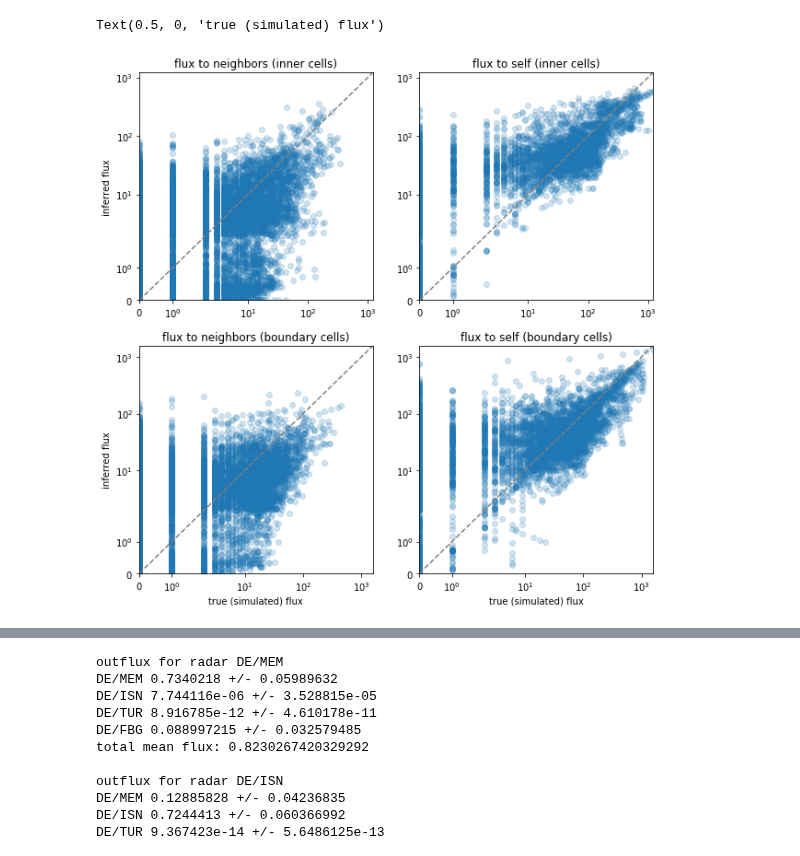
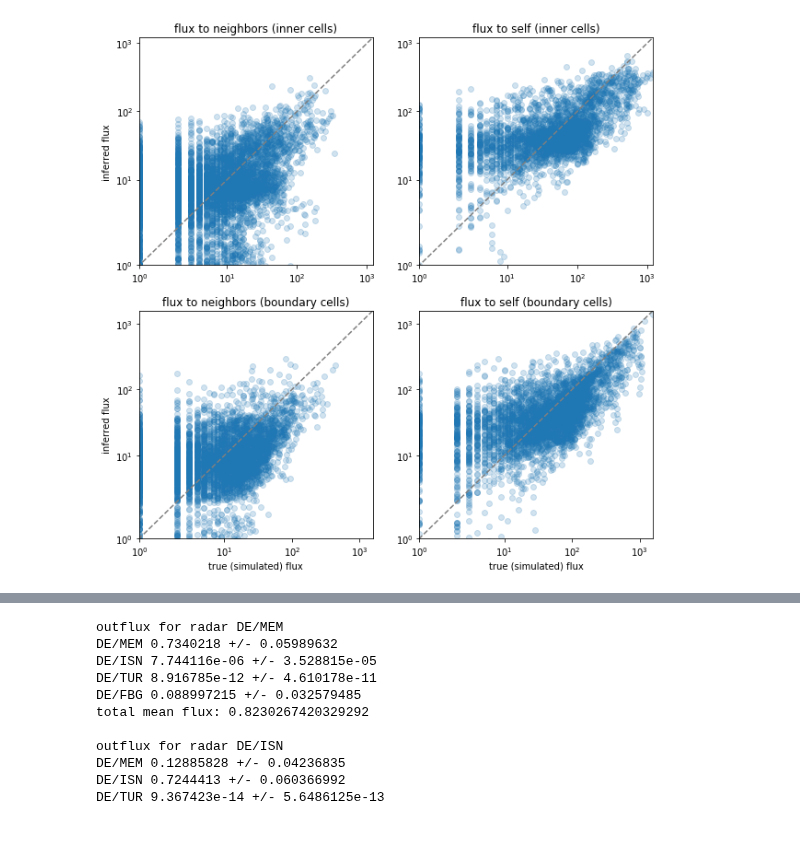
Before and after one commit to FionaLippert/birdMigration, a Jupyter notebook: notebooks/ML_models.ipynb, the cells around one changed output, grey strips where cells are left out. Saved outputs shown, nothing was run; the diff lists cells and outputs as text; code cells hidden in the pictures.

```diff
--- a/notebooks/ML_models.ipynb
+++ b/notebooks/ML_models.ipynb
@@ -18,7 +22,7 @@ result_path = '/home/fiona/birdMigration/data/model_performance/abm_tf=90_lr=001
 #result_path = '/home/fiona/birdMigration/data/model_performance/abm_tf=90_lr=001_hdim=16/conservation=False_recurrent=True_embedding=0_timesteps=15'
 #result_path = '/home/fiona/birdMigration/data/model_performance/abm_tf=90_lr=001_hdim=16_tstrain=15/conservation=True_recurrent=True_embedding=0_timesteps=15'
 result_path = '/home/fiona/birdMigration/data/model_performance/abm_tf=90_lr=001_hdim=16_tstrain=7_env_cells_fixed_boundaries/conservation=True_recurrent=True_embedding=0_timesteps=15'
-result_path = '/home/fiona/birdMigration/data/model_performance/abm_tf=90_lr=001_hdim=16_tstrain=7_env_cells/conservation=True_recurrent=True_embedding=0_timesteps=15'
+result_path = '/home/fiona/birdMigration/data/model_performance/abm_tf=90_lr=001_hdim=16_tstrain=7_env_cells/conservation=False_recurrent=True_embedding=0_timesteps=15'
 
 abm_path = '/home/fiona/birdMigration/data/raw/abm/fall/2015'
 
@@ -47,7 +51,6 @@ ml_fluxes = np.concatenate(ml_fluxes, axis=-1) * bird_scale
 # reindex flux matrix to match radar order of abm data
 radar_index = {r: idx for idx, r in radar_index.items()}
 ridx = np.array([radar_index[r] for r in voronoi.radar])
-print(ridx)
 ml_fluxes = ml_fluxes[ridx, :, :]
 ml_fluxes = ml_fluxes[:, ridx, :]
 
@@ -59,12 +57,0 @@ df = pd.read_csv(osp.join(result_path, 'model_predictions.csv'))
-# %%
-T = 7
-
-losses = []
-for r in voronoi.radar:
-    gt = df[df.radar==r].vid.to_numpy()
-    mlp = df[df.radar==r].mlp.to_numpy()
-    gt = np.stack([gt[night[:T]] for night in nights])
-    mlp = np.stack([mlp[night[:T]] for night in nights])
-    losses.append(np.square(gt - mlp))
-rmse = np.sqrt(np.concatenate(losses, axis=0).mean(0))
-plt.plot(rmse)
@@ -88,37 +87,36 @@ ValueError: x and y must be the same size
 # %%
 boundary_idx = voronoi.index[voronoi['boundary'] == 1]
 inner_idx = voronoi.index[voronoi['boundary'] == 0]
 
 fig, ax = plt.subplots(2, 2, figsize=(10, 10))
 for idx, cell_type in enumerate(['inner cells', 'boundary cells']):
     cell_idx = voronoi.index[voronoi['boundary'] == idx]
     self_flows_abm = []
     self_flows_ml = []
     other_flows_abm = abm_fluxes.copy()
     other_flows_ml = ml_fluxes.copy()
     for r, name in enumerate(voronoi.radar.to_numpy()):
         if r in cell_idx:
             self_flows_abm.extend(abm_fluxes[r,r])
             self_flows_ml.extend(ml_fluxes[r,r])
         other_flows_abm[r,r] = np.nan
         other_flows_ml[r, r] = np.nan
     other_flows_abm = other_flows_abm[cell_idx]
     other_flows_ml = other_flows_ml[cell_idx]
 
     ax[idx, 0].scatter(other_flows_abm.flatten(), other_flows_ml.flatten(), alpha=0.2)
     ax[idx, 0].plot(range(int(max_flux)), range(int(max_flux)), ls='--', c='gray')
     ax[idx, 1].scatter(self_flows_abm, self_flows_ml, alpha=0.2)
     ax[idx, 1].plot(range(int(max_flux)), range(int(max_flux)), ls='--', c='gray')
     max_flux_cells = max(ml_fluxes[cell_idx].max(), abm_fluxes[cell_idx].max())
-    ax[idx, 0].set(title=f'flux to neighbors ({cell_type})', ylabel='inferred flux', xlim=(0,max_flux_cells), ylim=(0,max_flux_cells))
-    ax[idx, 1].set(title=f'flux to self ({cell_type})', xlim=(0,max_flux_cells), ylim=(0,max_flux_cells))
+    ax[idx, 0].set(title=f'flux to neighbors ({cell_type})', ylabel='inferred flux', xlim=(1,max_flux_cells), ylim=(1,max_flux_cells))
+    ax[idx, 1].set(title=f'flux to self ({cell_type})', xlim=(1,max_flux_cells), ylim=(1,max_flux_cells))
     ax[idx, 0].set(yscale='symlog', xscale='symlog')
     ax[idx, 1].set(yscale='symlog', xscale='symlog')
 ax[1,0].set_xlabel('true (simulated) flux')
 ax[1,1].set_xlabel('true (simulated) flux');
 # %% [output]
-Text(0.5, 0, 'true (simulated) flux')
-[figure, old version]
+[figure, new version]
 # %%
 boundary_idx = voronoi.index[voronoi['boundary'] == 1]
 inner_idx = voronoi.index[voronoi['boundary'] == 0]
```
Also changed, not shown: parts of 9 cells of this notebook, 2 other files.
